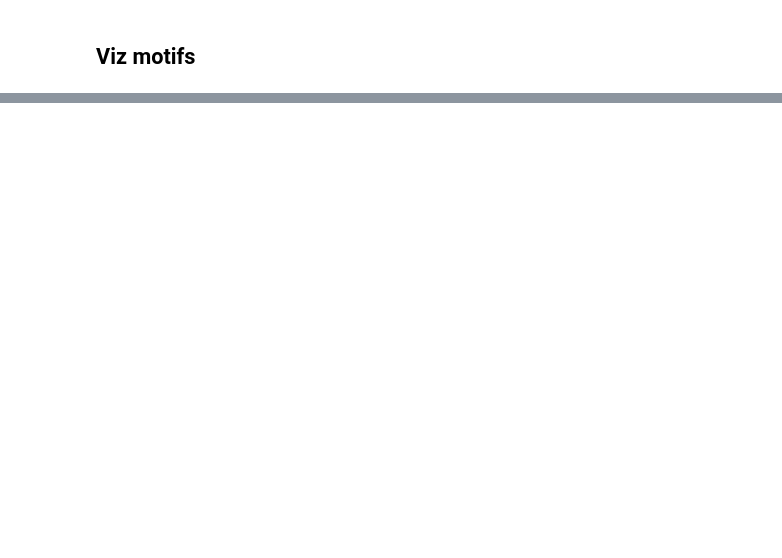
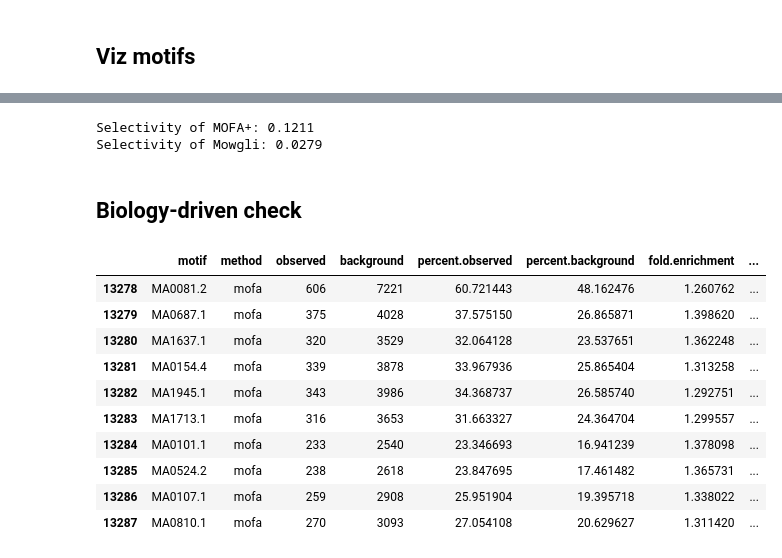
Before and after one commit to cantinilab/mowgli_reproducibility, a Jupyter notebook: visualize/visualize_motifs.ipynb, the cells around one changed output, grey strips where cells are left out. Cells and saved outputs as stored; diff of their text form; code cells hidden in the pictures; blank space fills up the shorter version.

```diff
--- a/visualize/visualize_motifs.ipynb
+++ b/visualize/visualize_motifs.ipynb
@@ -25,0 +65,30 @@ motifs
+# %%
+all_motifs["nfactors"] = 0
+nfactors = all_motifs.groupby(["motif", "method"])["motif"].count()
+all_motifs.set_index(["motif", "method"], inplace=True)
+all_motifs.loc[nfactors.index, "nfactors"] = nfactors
+all_motifs.reset_index(inplace=True)
+
+plt.title("Number of factors associated to each motif")
+sns.violinplot(data=all_motifs, x="method", y="nfactors", cut=0)
+plt.show()
+
+all_motifs["ndim"] = 0
+all_motifs.loc[all_motifs["method"] == "mofa", "ndim"] = 15
+all_motifs.loc[all_motifs["method"] == "mowgli", "ndim"] = 50
+all_motifs["propfactors"] = all_motifs["nfactors"] / all_motifs["ndim"]
+all_motifs["dummy"] = 1
+
+fig, ax = plt.subplots(1, 1, figsize=(5, 5))
+ax.set_title("Proportion of factors associated to each motif")
+sns.violinplot(
+    data=all_motifs,
+    x="dummy",
+    hue="method",
+    y="propfactors",
+    split=True,
+    ax=ax,
+    inner="quart",
+    cut=0,
+)
+plt.show()
@@ -25,0 +98,26 @@ motifs
+# %%
+selectivity_mofa = (all_motifs[all_motifs["method"] == "mofa"]["motif"].nunique() + 15) / (2*all_motifs[all_motifs["method"] == "mofa"]["motif"].count())
+selectivity_mowgli = (all_motifs[all_motifs["method"] == "mowgli"]["motif"].nunique() + 50) / (2*all_motifs[all_motifs["method"] == "mowgli"]["motif"].count())
+print("Selectivity of MOFA+: {:.4f}".format(selectivity_mofa))
+print("Selectivity of Mowgli: {:.4f}".format(selectivity_mowgli))
+# %% [output]
+Selectivity of MOFA+: 0.1211
+Selectivity of Mowgli: 0.0279
+# %% [markdown]
+## Biology-driven check
+# %%
+idx = (all_motifs["method"] == "mofa")
+idx &= (all_motifs["dim"] == 0)
+all_motifs.loc[idx][:10]
+# %% [output]
+|  | motif | method | observed | background | percent.observed | percent.background | fold.enrichment | ... |
+| 13278 | MA0081.2 | mofa | 606 | 7221 | 60.721443 | 48.162476 | 1.260762 | ... |
+| 13279 | MA0687.1 | mofa | 375 | 4028 | 37.575150 | 26.865871 | 1.398620 | ... |
+| 13280 | MA1637.1 | mofa | 320 | 3529 | 32.064128 | 23.537651 | 1.362248 | ... |
+| 13281 | MA0154.4 | mofa | 339 | 3878 | 33.967936 | 25.865404 | 1.313258 | ... |
+| 13282 | MA1945.1 | mofa | 343 | 3986 | 34.368737 | 26.585740 | 1.292751 | ... |
+| 13283 | MA1713.1 | mofa | 316 | 3653 | 31.663327 | 24.364704 | 1.299557 | ... |
+| 13284 | MA0101.1 | mofa | 233 | 2540 | 23.346693 | 16.941239 | 1.378098 | ... |
+| 13285 | MA0524.2 | mofa | 238 | 2618 | 23.847695 | 17.461482 | 1.365731 | ... |
+| 13286 | MA0107.1 | mofa | 259 | 2908 | 25.951904 | 19.395718 | 1.338022 | ... |
+| 13287 | MA0810.1 | mofa | 270 | 3093 | 27.054108 | 20.629627 | 1.311420 | ... |
```
Also changed, not shown: parts of 17 cells of this notebook.
